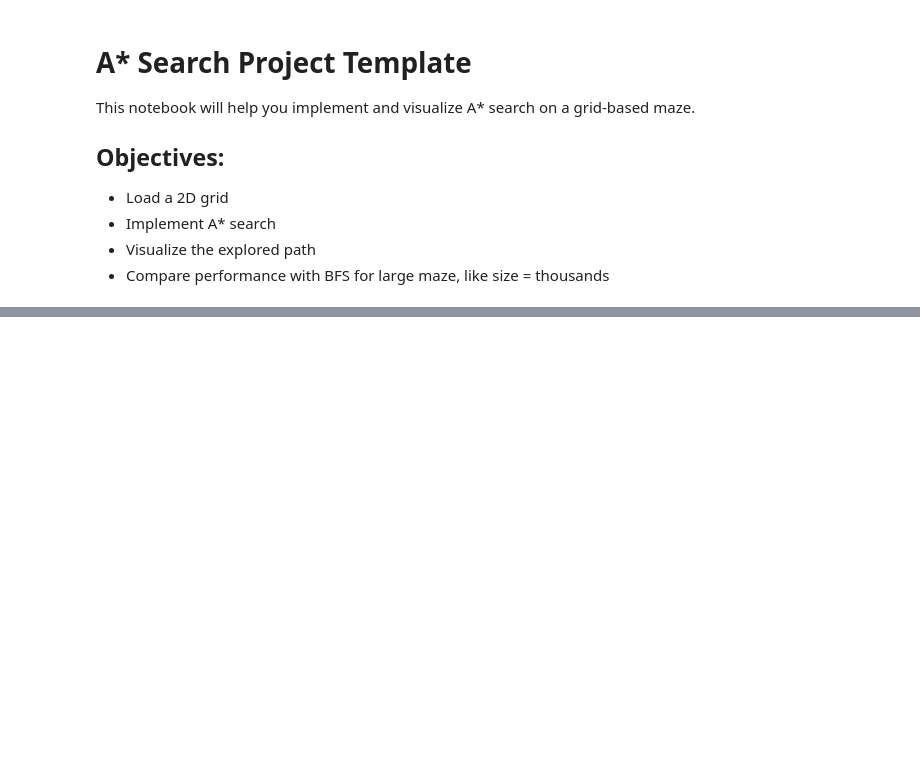
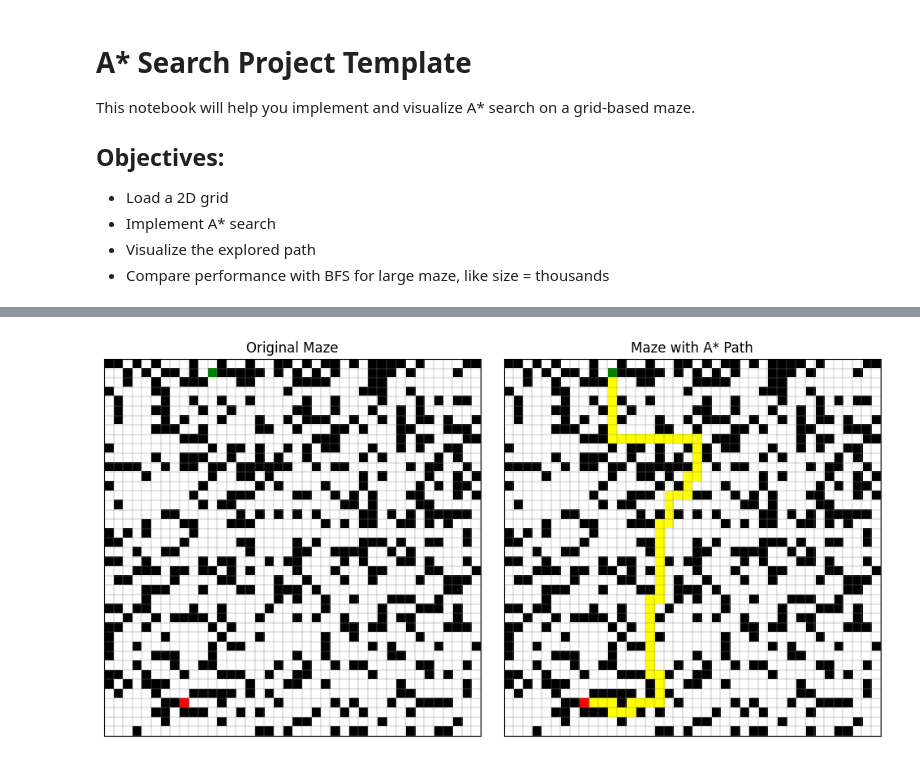
Before and after one commit to okmpatel/astar, a Jupyter notebook: Astar_Project_template.ipynb, the cells around one changed output, grey strips where cells are left out. Drawn from its saved outputs; the diff is of its cells as text; code cells hidden in the pictures; blank space fills up the shorter version.

```diff
--- a/Astar_Project_template.ipynb
+++ b/Astar_Project_template.ipynb
@@ -128,9 +179,9 @@ import time
 # Run A* and visualize result
 
 # create a maze
-# grid = generate_maze(seed=12345, size=40)
+grid = generate_maze(seed=12345, size=40)
 
-grid = generate_maze(seed=1235, size=1000)
+# grid = generate_maze(seed=1235, size=1000)
 # Locate start and goal positions
 for i, row in enumerate(grid):
     for j, val in enumerate(row):
@@ -156,3 +206,4 @@ No path found
+[figure, added]
 # %%
 # Do not change, except seed and size for your own exploration
 import time
```
Also changed, not shown: parts of 4 cells of this notebook.
